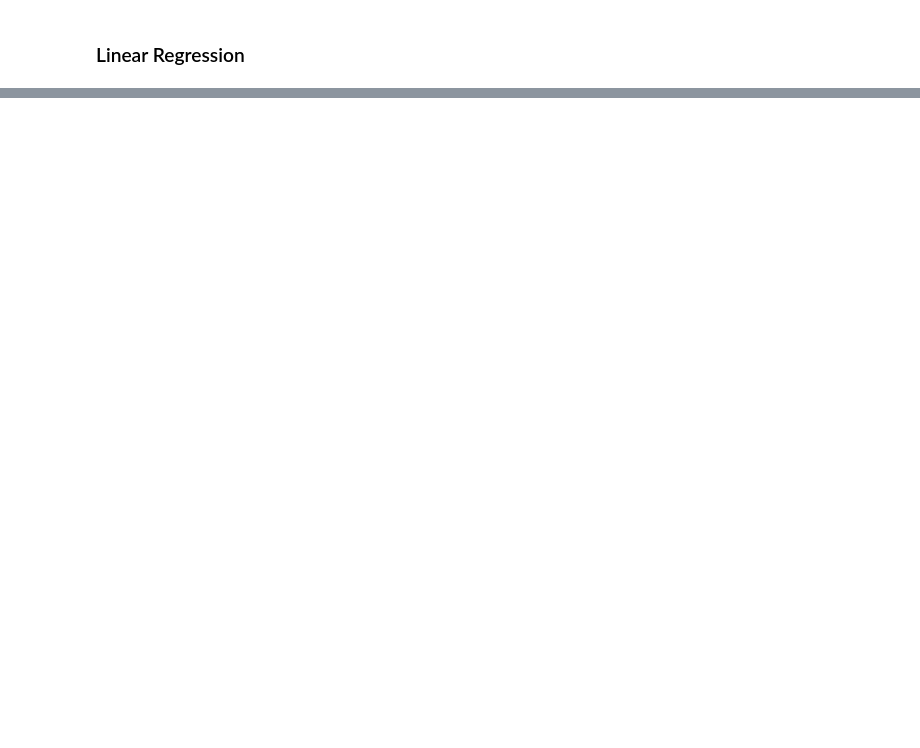
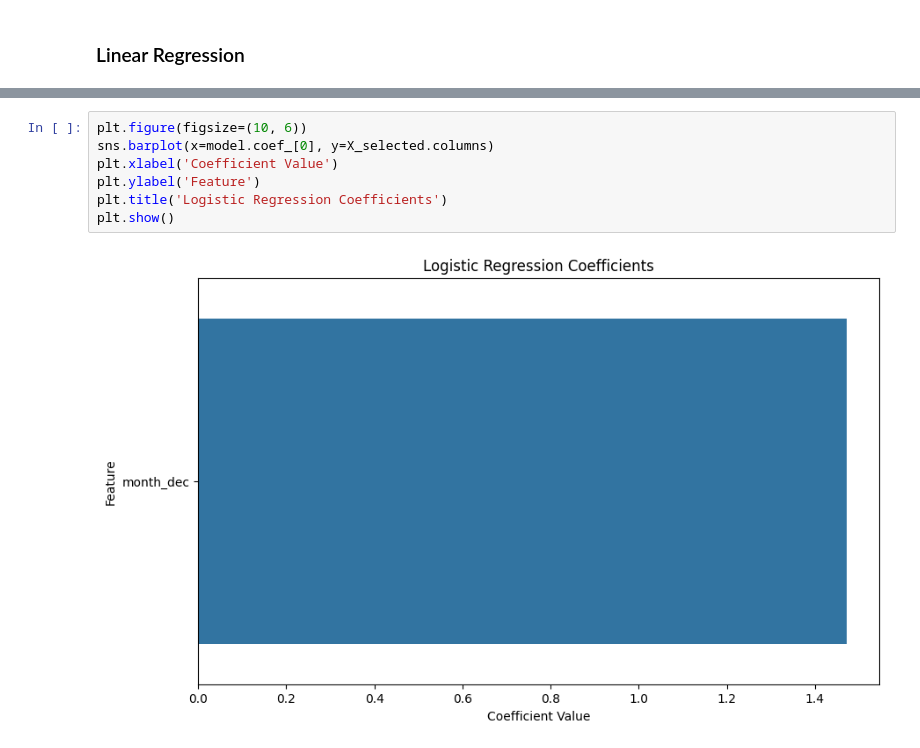
Before and after one commit to diegogerwig/TheBridge_DataScience, a Jupyter notebook: _Exercices/Exer_1_Core/Ex_07_01_Regression/regression_forest_fires.ipynb, the cells around one changed output, grey strips where cells are left out. Cells and saved outputs as stored; diff of their text form; blank space fills up the shorter version.

```diff
--- a/_Exercices/Exer_1_Core/Ex_07_01_Regression/regression_forest_fires.ipynb
+++ b/_Exercices/Exer_1_Core/Ex_07_01_Regression/regression_forest_fires.ipynb
@@ -409,0 +527,9 @@ Test R2 Score: 0.006711018506289745
+# %%
+plt.figure(figsize=(10, 6))
+sns.barplot(x=model.coef_[0], y=X_selected.columns)
+plt.xlabel('Coefficient Value')
+plt.ylabel('Feature')
+plt.title('Logistic Regression Coefficients')
+plt.show()
+# %% [output]
+[figure, added]
```
Also changed, not shown: parts of 13 cells of this notebook.
